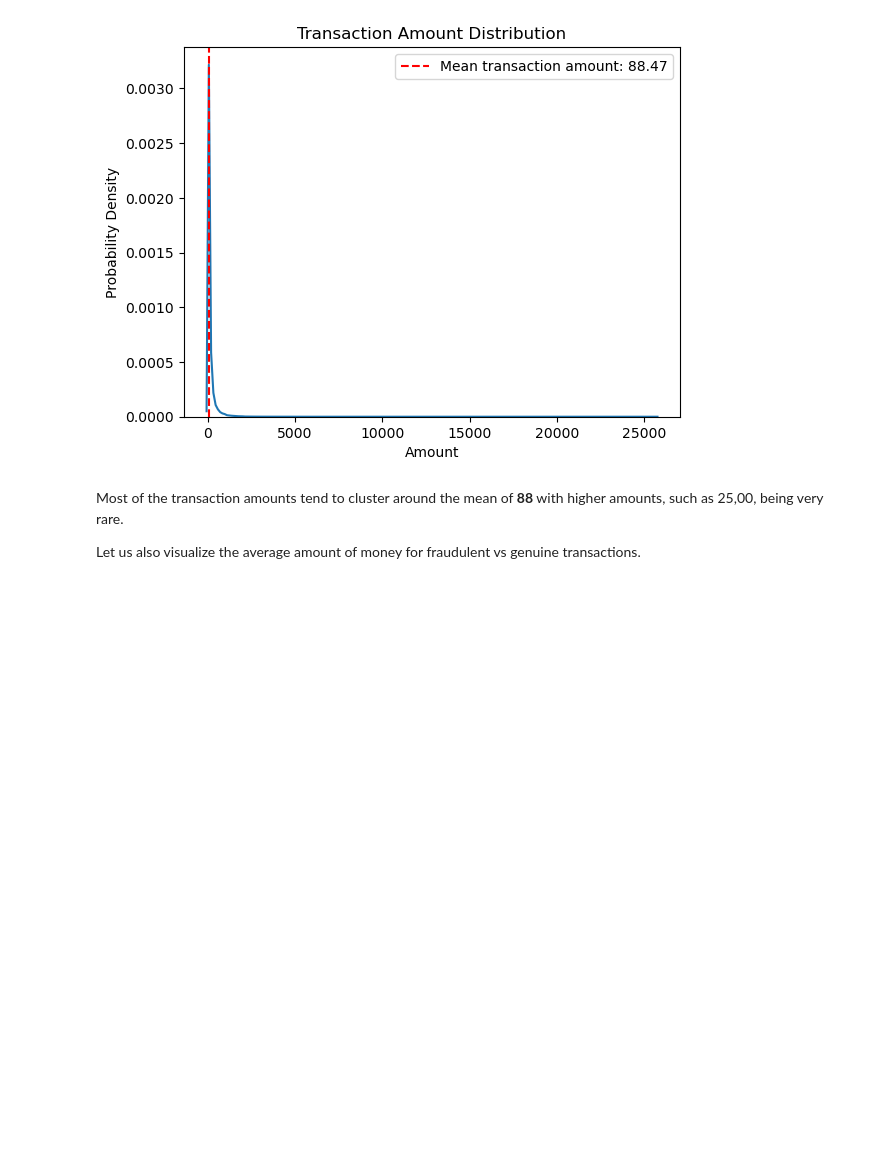
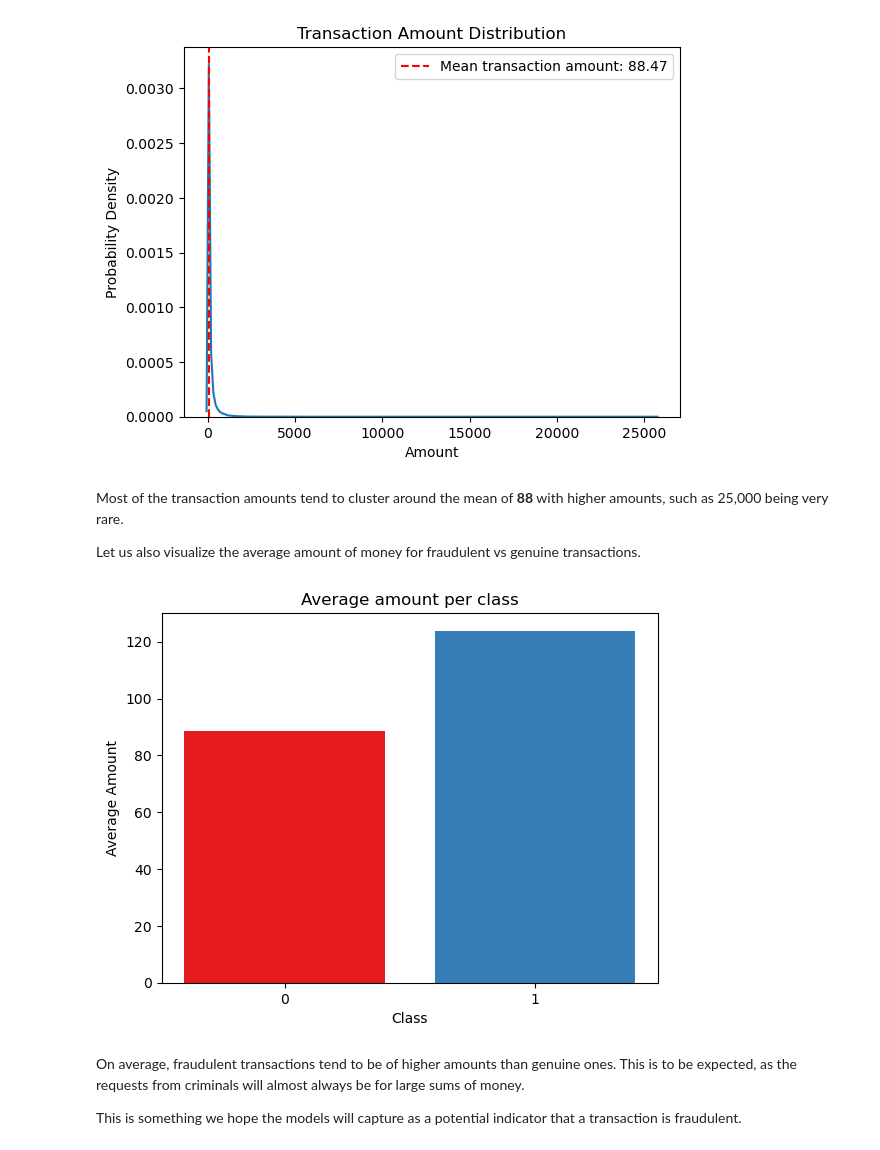
Before and after one commit to NgundoMuithya/Kaggle_Credit_Card_Fraud_Detection, a Jupyter notebook: notebook.ipynb, the cells around one changed output. Drawn from its saved outputs; the diff is of its cells as text; code cells hidden in the pictures; blank space fills up the shorter version.

Commit message:
Visualize average transaction amounts per class

```diff
--- a/notebook.ipynb
+++ b/notebook.ipynb
@@ -255,6 +255,26 @@ plt.show()
 # %% [output]
 [figure]
 # %% [markdown]
-Most of the transaction amounts tend to cluster around the mean of **88** with higher amounts, such as 25,00, being very rare.
+Most of the transaction amounts tend to cluster around the mean of **88** with higher amounts, such as 25,000 being very rare.
 
 Let us also visualize the average amount of money for fraudulent vs genuine transactions.
+# %%
+fraud_vs_genuine = cleaned_data[['Class', 'Amount']].groupby('Class').mean()
+colors = sns.color_palette('Set1', n_colors=len(list(fraud_vs_genuine.index)))
+classes = list(fraud_vs_genuine.index)
+amounts = list(fraud_vs_genuine.values.flatten())
+
+plt.bar(x=classes, height=amounts, color=colors)
+
+plt.xlabel('Class')
+plt.ylabel("Average Amount")
+plt.title("Average amount per class")
+plt.xticks(list(fraud_vs_genuine.index))
+
+plt.show()
+# %% [output]
+[figure, added]
+# %% [markdown]
+On average, fraudulent transactions tend to be of higher amounts than genuine ones. This is to be expected, as the requests from criminals will almost always be for large sums of money.
+
+This is something we hope the models will capture as a potential indicator that a transaction is fraudulent.
```
